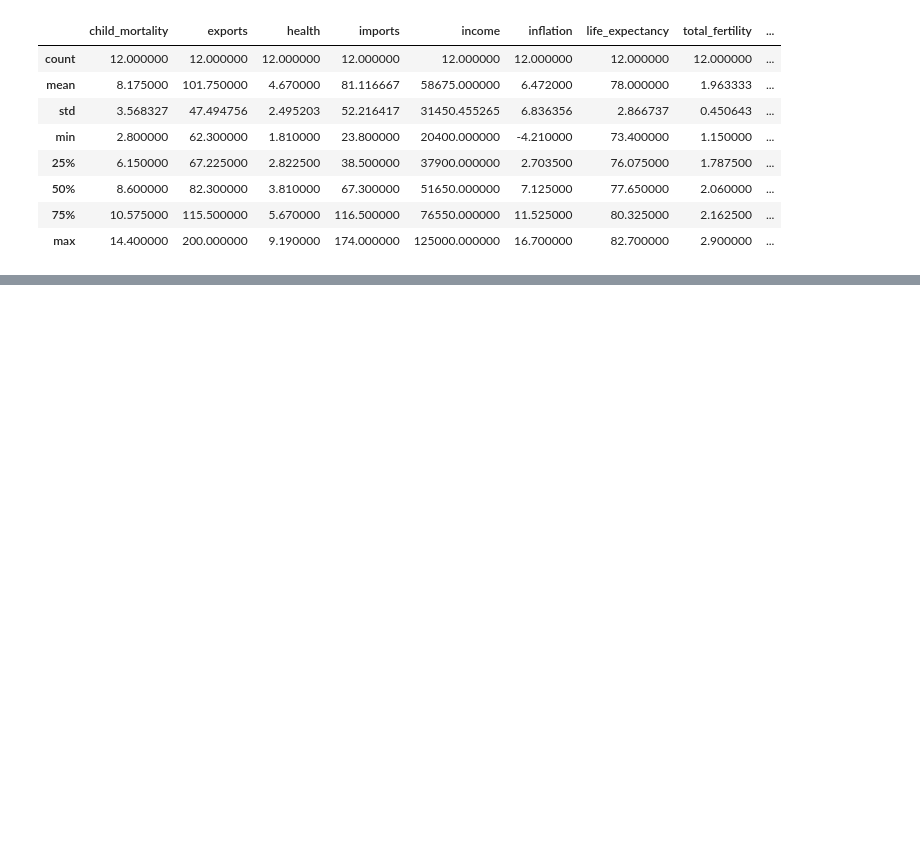
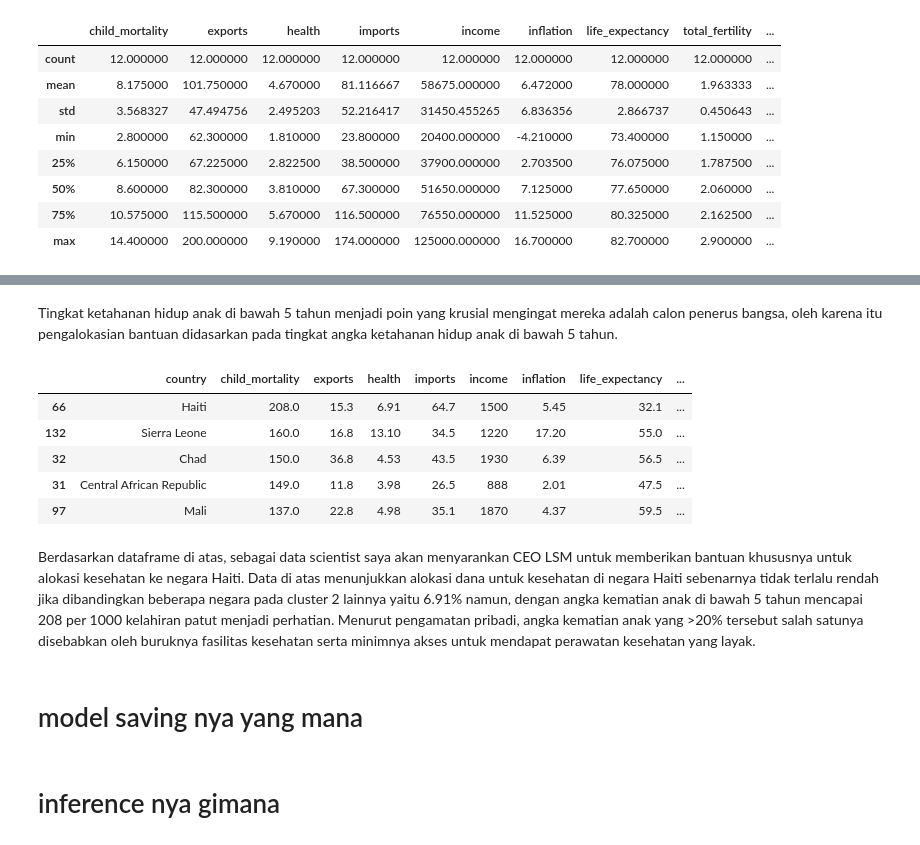
Before and after one commit to azkiamudrikah/Non-Graded-Challenge, a Jupyter notebook: latihan.ipynb, the cells around one changed output, grey strips where cells are left out. Drawn from its saved outputs; the diff is of its cells as text; code cells hidden in the pictures; blank space fills up the shorter version.

```diff
--- a/latihan.ipynb
+++ b/latihan.ipynb
@@ -760,0 +806,19 @@ karakteristik cluster dilihat dari urutan rata-rata nilai setiap kolom:
+# %% [markdown]
+Tingkat ketahanan hidup anak di bawah 5 tahun menjadi poin yang krusial mengingat mereka adalah calon penerus bangsa, oleh karena itu pengalokasian bantuan didasarkan pada tingkat angka ketahanan hidup anak di bawah 5 tahun.
+# %%
+# urutkan berdasarkan child_mortality
+df_cluster2_sort =  df_cluster2.sort_values(by='child_mortality', ascending=False)
+df_cluster2_sort.head()
+# %% [output]
+|  | country | child_mortality | exports | health | imports | income | inflation | life_expectancy | ... |
+| 66 | Haiti | 208.0 | 15.3 | 6.91 | 64.7 | 1500 | 5.45 | 32.1 | ... |
+| 132 | Sierra Leone | 160.0 | 16.8 | 13.10 | 34.5 | 1220 | 17.20 | 55.0 | ... |
+| 32 | Chad | 150.0 | 36.8 | 4.53 | 43.5 | 1930 | 6.39 | 56.5 | ... |
+| 31 | Central African Republic | 149.0 | 11.8 | 3.98 | 26.5 | 888 | 2.01 | 47.5 | ... |
+| 97 | Mali | 137.0 | 22.8 | 4.98 | 35.1 | 1870 | 4.37 | 59.5 | ... |
+# %% [markdown]
+Berdasarkan dataframe di atas, sebagai data scientist saya akan menyarankan CEO LSM untuk memberikan bantuan khususnya untuk alokasi kesehatan ke negara Haiti. Data di atas menunjukkan alokasi dana untuk kesehatan di negara Haiti sebenarnya tidak terlalu rendah jika dibandingkan beberapa negara pada cluster 2 lainnya yaitu 6.91% namun, dengan angka kematian anak di bawah 5 tahun mencapai 208 per 1000 kelahiran patut menjadi perhatian. Menurut pengamatan pribadi, angka kematian anak yang >20% tersebut salah satunya disebabkan oleh buruknya fasilitas kesehatan serta minimnya akses untuk mendapat perawatan kesehatan yang layak.
+# %% [markdown]
+# model saving nya yang mana
+# %% [markdown]
+# inference nya gimana
```
Also changed, not shown: parts of 9 cells of this notebook.
